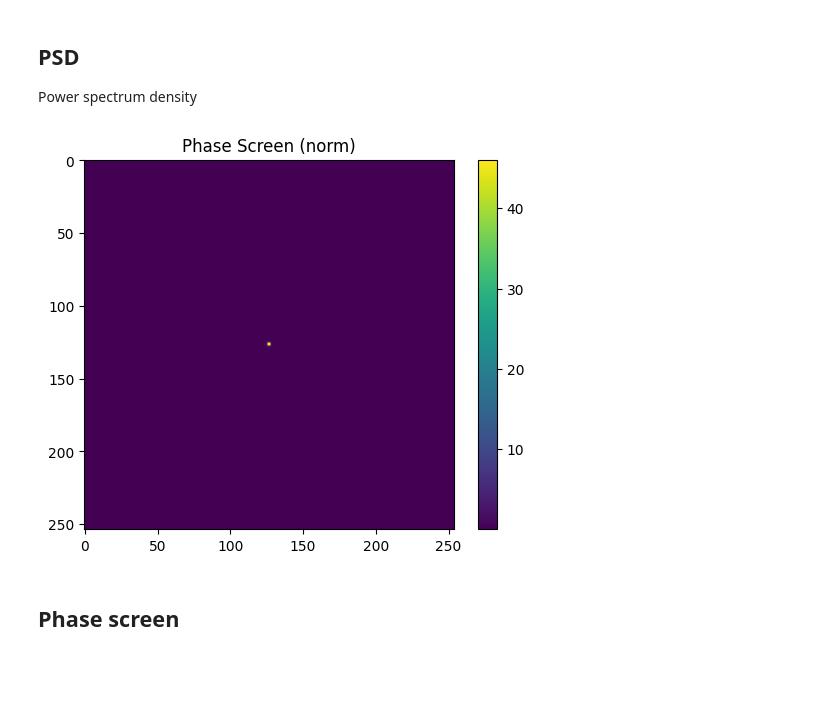
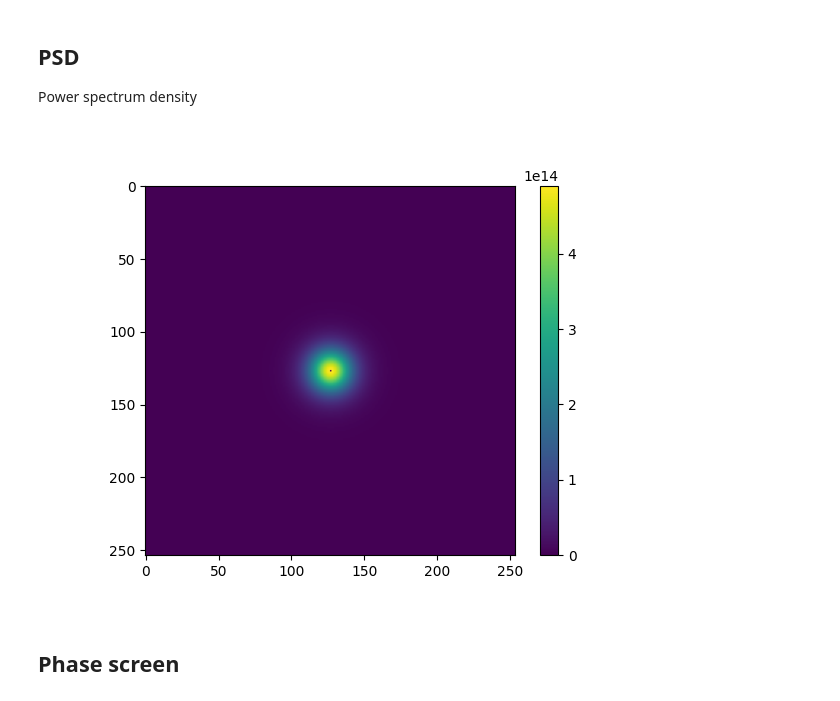
Before and after one commit to HumbertDominique/OWS, a Jupyter notebook: temp.ipynb, the cells around one changed output. Saved outputs shown, nothing was run; the diff lists cells and outputs as text; code cells hidden in the pictures; blank space fills up the shorter version.

```diff
--- a/temp.ipynb
+++ b/temp.ipynb
@@ -10,20 +10,22 @@ from matplotlib import pyplot as plt
 ## PSD
 Power spectrum density
 # %%
-def psdtemp(dim, r0, L0 = -1):
+
+
+def psdtemp(N, r0, delta, l0, L0 = -1):
     """
     Generates a Phase power spectrum (PSD).
 
     Parameters:
-    dim (int): Size of the phase screen matrix (must be even).
+    N (int): Size of the phase screen matrix (must be even).
     dx (float): Pixel size in meters.
     r0 (float): Fried's parameter at 500 nm.
-    outer_scale (float): Outer scale of turbulence (set to -1 for infinite scale).
-    inner_scale (float): Inner scale of turbulence.
+    lo (float): Inner scale of turbulence.
+    L0 (float): Outer scale of turbulence (set to -1 for infinite scale).
     seed (int, optional): Seed for random number generation.
 
     Returns:
-    phase_screen (ndarray): 2D array representing the generated phase screen.
+    PSD (ndarray): 2D array representing the generated phase screen.
     """
 
 
@@ -32,54 +34,81 @@ def psdtemp(dim, r0, L0 = -1):
     #TODO: Make it work with L0 != -1
     #TODO: Change inherited variable names to something more meaningful
 
 
+    # seed = 1
+    # R = np.random.default_rng(seed)
+
+    # del_f = 1/(N*delta)
+    # fx = np.arange(-N/2., N/2.) * del_f
+
+    # (fx, fy) = np.meshgrid(fx,fx)
+    # f = np.sqrt(fx**2. + fy**2.)
+
+    # fm = 5.92/l0/(2*np.pi)
+    # f0 = 1./L0
+
+    # PSD_phi = (0.023*r0**(-5./3.) * np.exp(-1*((f/fm)**2)) / (((f**2) + (f0**2))**(11./6)))
+
+    # PSD_phi[int(N/2), int(N/2)] = 0
+
+    # cn = ((R.normal(size=(N, N))+1j * R.normal(size=(N, N))) * np.sqrt(PSD_phi)*del_f)
+
+    # phs = ift2(cn, 1).real
+
+    # DFP       Pupil plane spatial frequency pixel size
+
     # Prepare the x direction coordinate matrix
-    x = np.linspace(-1, 1, dim).astype(np.double)#*dim/(2*dim)
-    y = np.linspace(-1, 1, dim).astype(np.double)#*dim/(2*dim)
-    fpcoohfx, fpcoohfy = np.meshgrid(x,y) # Since it will be computed anyways, fpcoohfy will be used instead of rotating the xmatrix.
+    del_f = 1/(N*delta)
+    fm = 5.92/l0/(2*np.pi)
+    f0 = 1./L0
 
+    #fx = np.arange(-N/2., N/2.) * del_f
+    fx = np.linspace(-N/2,N/2-1,N)* del_f
+    fpcoohfx, fpcoohfy = np.meshgrid(fx,fx) # Since it will be computed anyways, fpcoohfy will be used instead of rotating the xmatrix.
     # Prepare the radius matrix
-    xpcoohf = np.zeros((dim,dim))
-    for i in range(dim):
-        for j in range(dim):
+    xpcoohf = np.zeros((N,N))
+    for i in range(N):
+        for j in range(N):
             xpcoohf[i][j]= np.sqrt(fpcoohfx[i][j]**2 + fpcoohfy[i][j]**2)  # pupil plane coordianate radius
 
-    fpcoohfx *=pupil_matrix_size # Scale the grid to the size of the pupil matrix
-    fpcoohfy *=pupil_matrix_size # Scale the grid to the size of the pupil matrix
-    xpcoohf *=pupil_matrix_size # Scale the grid to the size of the pupil matrix
-
     # Von Karman corrected PSD (L0 != -1) PAOLA:3666
-    #Watm = np.zeros((dim,dim), dtype=np.double)
+    #Watm = np.zeros((N,N), dtype=np.double)
     if L0 == -1:
-        #w = np.where(fpcoohf[0]**2+fpcoohf.T[0]**2 > 0)
-        dphi = 6.883877*(xpcoohf/r0)**(5/3)
+        w = np.where(fpcoohfx[0]**2+fpcoohfy[0]**2 > 0)
+        dphi = 6.883877*(xpcoohf[w]/r0)**(5/3)
         Watm = 0.022896/(r0**(5/3))*np.sqrt(fpcoohfx**2+fpcoohfy**2)**(-11/3)
     else:
         w = np.where(xpcoohf != 0)
-        dphi = 0.171661*(L0/r0)**(5/3)*((1.005635)-(2*np.pi*xpcoohf/L0))**(5/6)
+        dphi = 0.171661*(L0/r0)**(5/3)*((1.005635)-(2*np.pi*xpcoohf[w]/L0))**(5/6)
                                #beselk(5/6,2*np.pi*xpcoohf/L0)
         #Original line:
         # if w[0] ne -1 then dphi[w] = 0.171661d*(double(L0)/r0LAM)^(5.d/3)*((1.005635d)-(2*!dpi*xpcoohf[w]/double(L0))^(5.d/6)*$beselk(2*!dpi*xpcoohf[w]/double(L0),5.d/6))
         Watm = 0.022896/(r0**(5/3))*(fpcoohfx**2+fpcoohfy**2 +1/(L0**2))**(-11/3)
 
-    PSD = Watm*dphi
+    PSD = Watm#*dphi
+    PSD[int(N/2), int(N/2)] = 0
     return PSD
 
-dim = 254  # Matrix size
-pupil_matrix_size = 64
+rad2asec = 3600 * 180/np.pi
+asec2rad = 1/rad2asec
+
+N = 254  # Matrix size
 r0 = .1
-L0 = -1
+L0 = 100
+l0 = .1
 
-PSD = psdtemp(dim, r0, L0)
+delta = 10
+#delta = asec2rad*60/N
+PSD = psdtemp(N, r0, delta,l0, L0)
 
 plt.close(0)
 plt.figure(0)
 plt.imshow((PSD))
-plt.title("Phase Screen (norm)")
+plt.title("")
 plt.colorbar()
 plt.show()
 # %% [output]
-[figure, old version]
+[figure, new version]
 # %% [markdown]
 ## Phase screen
 # %%
```
Also changed, not shown: parts of 2 cells of this notebook, 1 other file.
